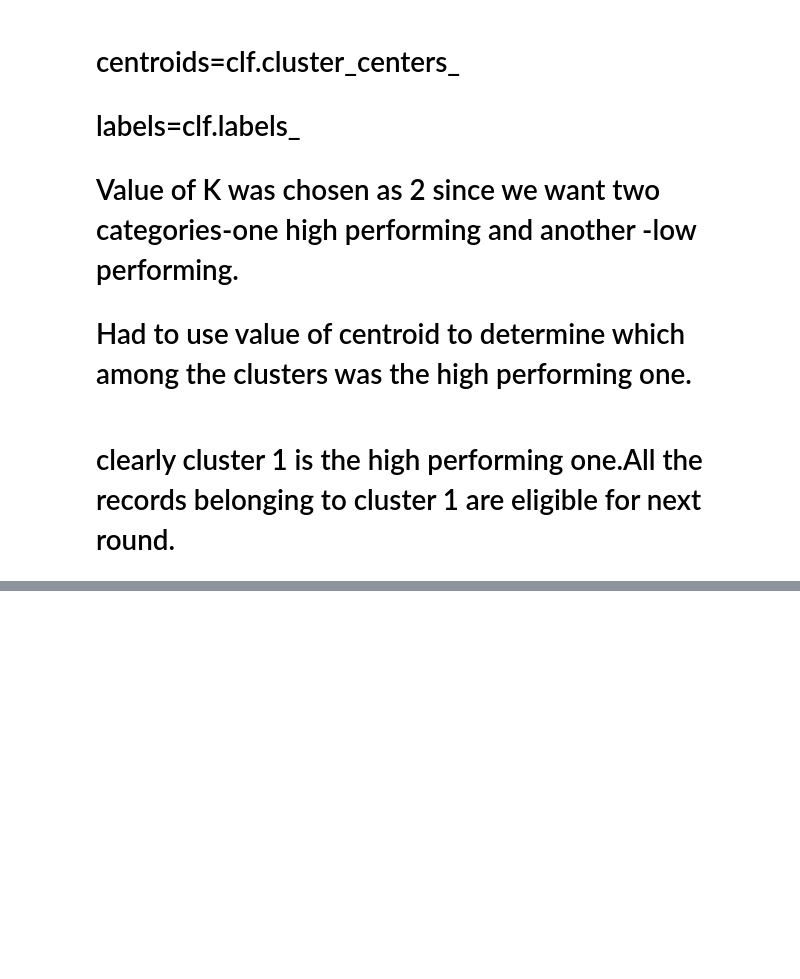
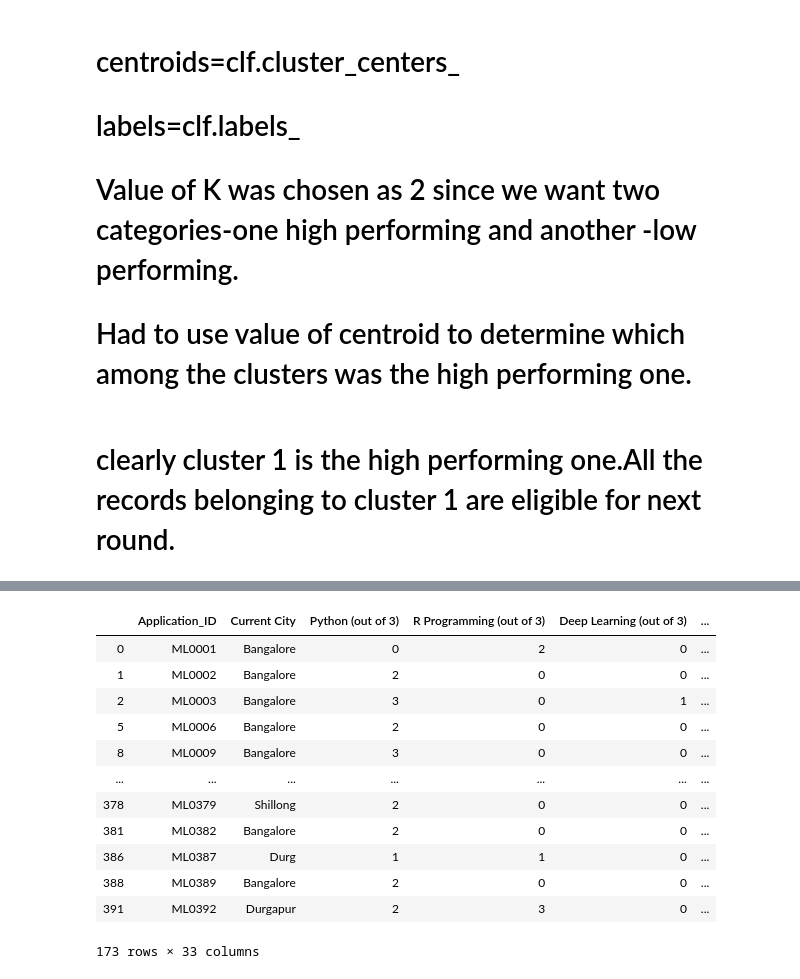
Before and after one commit to kjothisadhanand/foster-app, a Jupyter notebook: sample-data/Sadhanand/machine_learning_model_candidate_selection.ipynb, the cells around one changed output, grey strips where cells are left out. Saved outputs shown, nothing was run; the diff lists cells and outputs as text; code cells hidden in the pictures; blank space fills up the shorter version.

```diff
--- a/sample-data/Sadhanand/machine_learning_model_candidate_selection.ipynb
+++ b/sample-data/Sadhanand/machine_learning_model_candidate_selection.ipynb
@@ -1496,0 +1551,17 @@ print(centroids)
+# %%
+filt=(dataset['cluster_type']==0)
+dataset.loc[filt,:]
+# %% [output]
+|  | Application_ID | Current City | Python (out of 3) | R Programming (out of 3) | Deep Learning (out of 3) | ... |
+| 0 | ML0001 | Bangalore | 0 | 2 | 0 | ... |
+| 1 | ML0002 | Bangalore | 2 | 0 | 0 | ... |
+| 2 | ML0003 | Bangalore | 3 | 0 | 1 | ... |
+| 5 | ML0006 | Bangalore | 2 | 0 | 0 | ... |
+| 8 | ML0009 | Bangalore | 3 | 0 | 0 | ... |
+| ... | ... | ... | ... | ... | ... | ... |
+| 378 | ML0379 | Shillong | 2 | 0 | 0 | ... |
+| 381 | ML0382 | Bangalore | 2 | 0 | 0 | ... |
+| 386 | ML0387 | Durg | 1 | 1 | 0 | ... |
+| 388 | ML0389 | Bangalore | 2 | 0 | 0 | ... |
+| 391 | ML0392 | Durgapur | 2 | 3 | 0 | ... |
+173 rows × 33 columns
```
Also changed, not shown: parts of 26 cells of this notebook, 1 other file.
